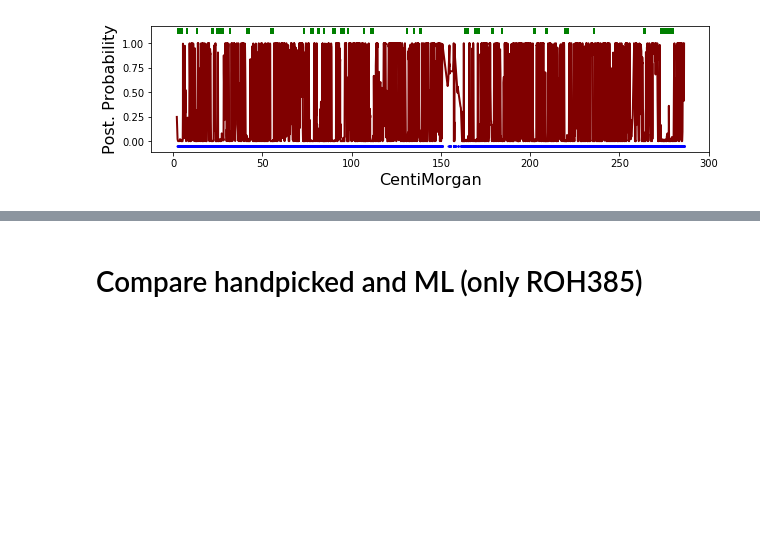
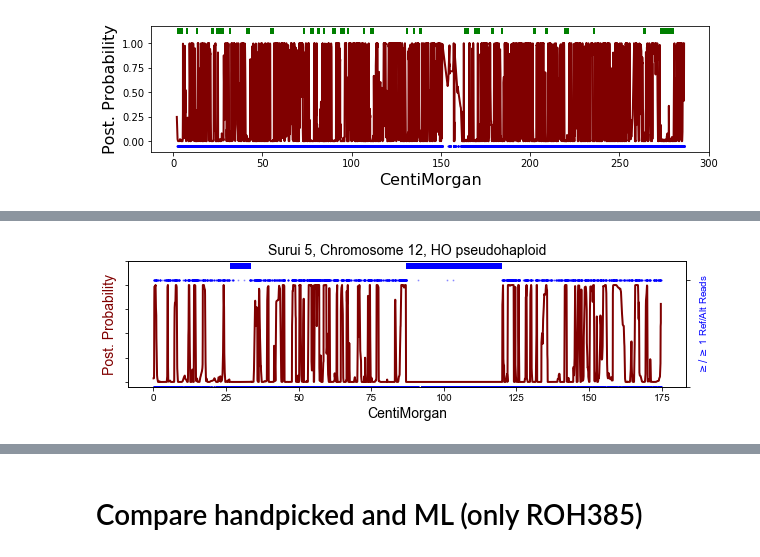
Before and after one commit to hringbauer/hapROH, a Jupyter notebook: Notebooks/Figures/plot_posterior.ipynb, the cells around one changed output, grey strips where cells are left out. Cells and saved outputs as stored; diff of their text form; code cells hidden in the pictures; blank space fills up the shorter version.

```diff
--- a/Notebooks/Figures/plot_posterior.ipynb
+++ b/Notebooks/Figures/plot_posterior.ipynb
@@ -367,3 +367,8 @@ plot_posterior_cm(folder = "./Empirical/Eigenstrat/Reichall/MA577.SG/chr1/", sav
 # %% [output]
 Successfully loaded Data from: ./Empirical/Eigenstrat/Reichall/MA577.SG/chr1/
 [figure]
+# %%
+plot_posterior_cm(folder = "./Empirical/HO/long_hap/Surui_5/chr12/", figsize=(10,4), title="Surui 5, Chromosome 12, HO pseudohaploid",  #End08 / Bar13
+                  empirical=True, m=1, cm_lim=[], groundtruth = False, readcount=False, savepath="",
+                  min_cm=4, plot_post=True)
+# %% [output]
@@ -369,0 +376 @@ Successfully loaded Data from: ./Empirical/Eigenstrat/Reichall/MA577.SG/chr1/
+[figure, added]
```
Also changed, not shown: parts of 5 cells of this notebook, 8 other files.
